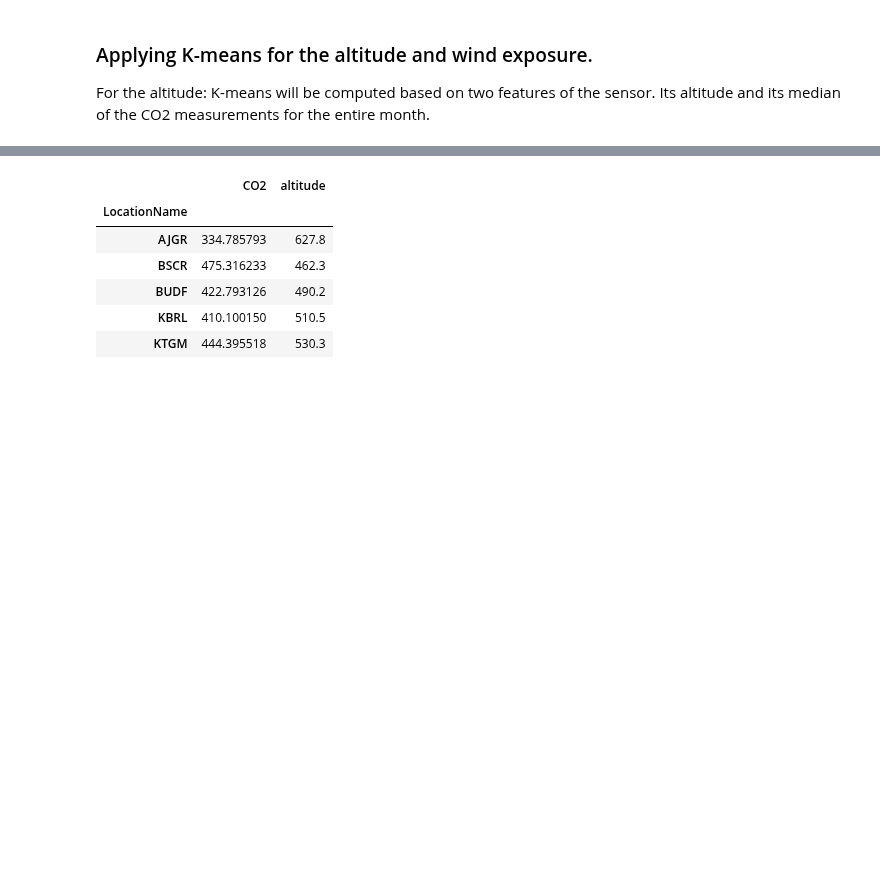
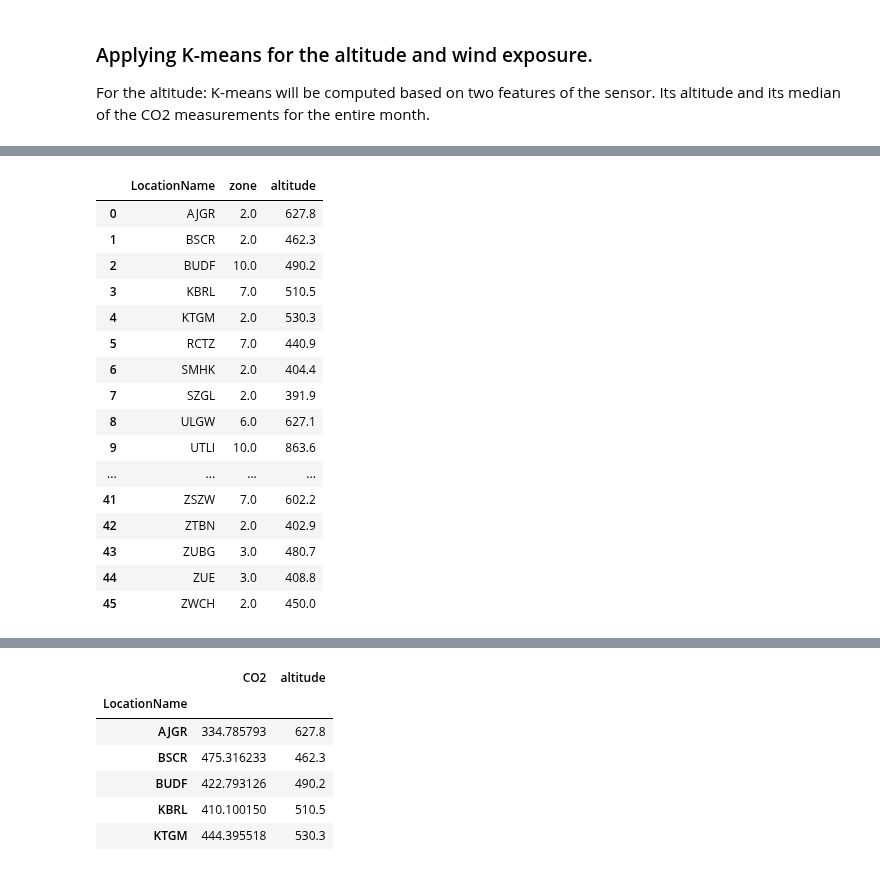
Before and after one commit to joelmfonseca/COM-503, a Jupyter notebook: mini_project/mini_project.ipynb, the cells around one changed output, grey strips where cells are left out. Cells and saved outputs as stored; diff of their text form; code cells hidden in the pictures; blank space fills up the shorter version.

```diff
--- a/mini_project/mini_project.ipynb
+++ b/mini_project/mini_project.ipynb
@@ -97,0 +120,20 @@ For the altitude: K-means will be computed based on two features of the sensor.
+# %%
+sensors_metadata
+# %% [output]
+|  | LocationName | zone | altitude |
+| 0 | AJGR | 2.0 | 627.8 |
+| 1 | BSCR | 2.0 | 462.3 |
+| 2 | BUDF | 10.0 | 490.2 |
+| 3 | KBRL | 7.0 | 510.5 |
+| 4 | KTGM | 2.0 | 530.3 |
+| 5 | RCTZ | 7.0 | 440.9 |
+| 6 | SMHK | 2.0 | 404.4 |
+| 7 | SZGL | 2.0 | 391.9 |
+| 8 | ULGW | 6.0 | 627.1 |
+| 9 | UTLI | 10.0 | 863.6 |
+| ... | ... | ... | ... |
+| 41 | ZSZW | 7.0 | 602.2 |
+| 42 | ZTBN | 2.0 | 402.9 |
+| 43 | ZUBG | 3.0 | 480.7 |
+| 44 | ZUE | 3.0 | 408.8 |
+| 45 | ZWCH | 2.0 | 450.0 |
```
Also changed, not shown: parts of 18 cells of this notebook.
